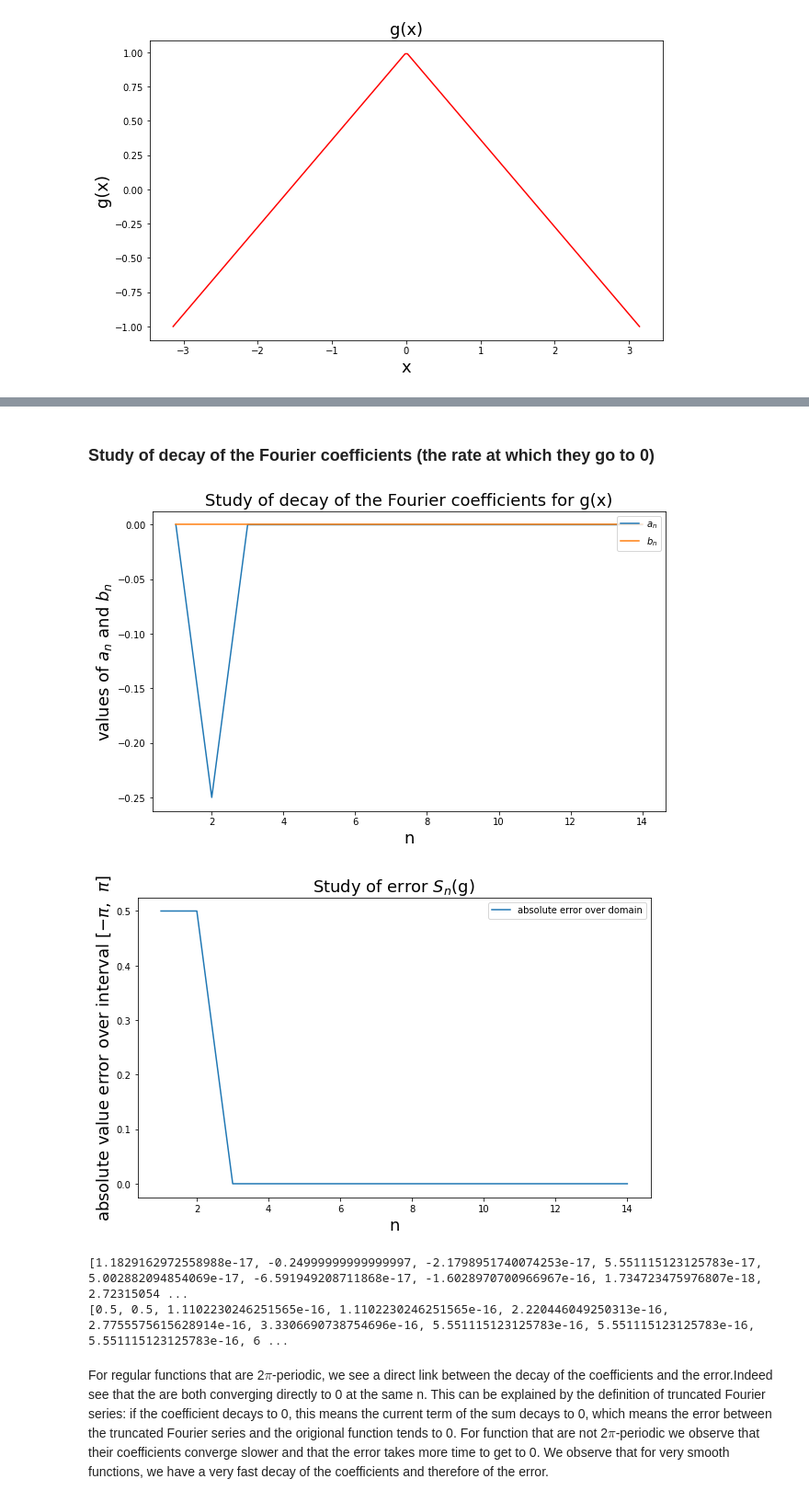
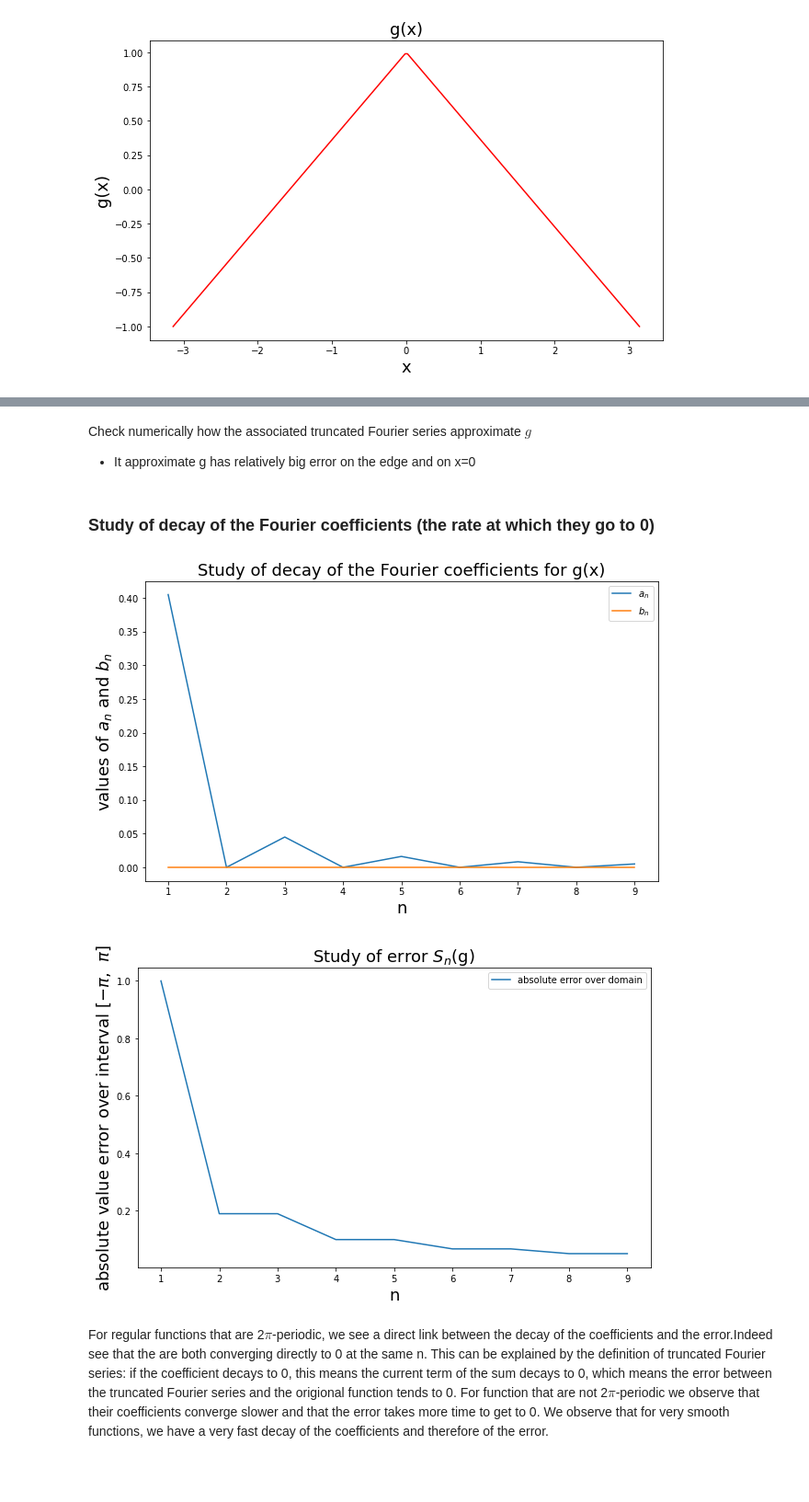
Before and after one commit to Kev1MSL/MAA-106-Project, a Jupyter notebook: Project_Li_Messali.ipynb, the cells around one changed output, grey strips where cells are left out. Shown: that part at 92% size. Saved outputs shown, nothing was run; the diff lists cells and outputs as text; code cells hidden in the pictures; blank space fills up the shorter version.

```diff
--- a/Project_Li_Messali.ipynb
+++ b/Project_Li_Messali.ipynb
@@ -102,6 +170,9 @@ an_f2(10): -0.012732395447351136
 bn_f2(n): 0
 [figure]
 # %%
+
+def g(x):
+    return 1 - (2*(np.abs(x)/np.pi))
 
 def an_f(f, n):
     """
@@ -154,47 +241,47 @@ NameError: name 'g' is not defined
+# %% [markdown]
+Check numerically how the associated truncated Fourier series approximate $ g $
+
+- It approximate g has relatively big error on the edge and on x=0
 # %% [markdown]
 ### Study of decay of the Fourier coefficients (the rate at which they go to 0)
 # %%
-n = 15
+n = 10
 N = np.arange(1, n)
 X = np.linspace(-np.pi, np.pi, 100)
 a_n = list()
 b_n = list()
 error_n = list()
 
 def g(x):
-    return np.sin(x) ** 2
+    return 1 - (2*(np.abs(x)/np.pi))
+    # return np.sin(x) ** 2
 
 for i in N:
     a_n.append(an_f(g, i))
     b_n.append(bn_f(g, i))
     error_n.append( max(np.abs(g(X)-truncated_fourier_series(g, X, i))) )
     # error_n.append(integrate.quad(lambda x: g(x) - truncated_fourier_series(g, x, i), -np.pi, np.pi)[0])
 
 
 plt.figure(figsize=(10, 6))
 plt.plot(N, a_n, label='$a_n$')
 plt.plot(N, b_n, label='$b_n$')
 plt.xlabel('n', fontsize = 18)
 plt.ylabel('values of $a_n$ and $b_n$', fontsize = 18)
 plt.legend(loc='upper right')
 plt.title('Study of decay of the Fourier coefficients for g(x)', fontsize = 18)
 plt.show()
 
 plt.figure(figsize=(10, 6))
 plt.plot(N, error_n, label='absolute error over domain')
 plt.xlabel('n', fontsize = 18)
 plt.ylabel('absolute value error over interval [$-\pi$,  $\pi$]', fontsize = 18)
 plt.legend(loc='upper right')
 plt.title('Study of error $S_n$(g)', fontsize = 18)
 plt.show()
-
-print(a_n)
-print(error_n)
 # %% [output]
-[figure, old version]
+[figure, new version]
-[figure, old version]
+[figure, new version]
-[1.1829162972558988e-17, -0.24999999999999997, -2.1798951740074253e-17, 5.551115123125783e-17, 5.002882094854069e-17, -6.591949208711868e-17, -1.6028970700966967e-16, 1.734723475976807e-18, 2.72315054 ...
-[0.5, 0.5, 1.1102230246251565e-16, 1.1102230246251565e-16, 2.220446049250313e-16, 2.7755575615628914e-16, 3.3306690738754696e-16, 5.551115123125783e-16, 5.551115123125783e-16, 5.551115123125783e-16, 6 ...
 # %% [markdown]
 For regular functions that are 2$\pi$-periodic, we see a direct link between the decay of the coefficients and the error.Indeed see that the are both converging directly to 0 at the same n. This can be explained by the definition of truncated Fourier series: if the coefficient decays to 0, this means the current term of the sum decays to 0, which means the error between the truncated Fourier series and the origional function tends to 0. For function that are not 2$\pi$-periodic we
 observe that their coefficients converge slower and that the error takes more time to get to 0.
```
Also changed, not shown: parts of 17 cells of this notebook.
